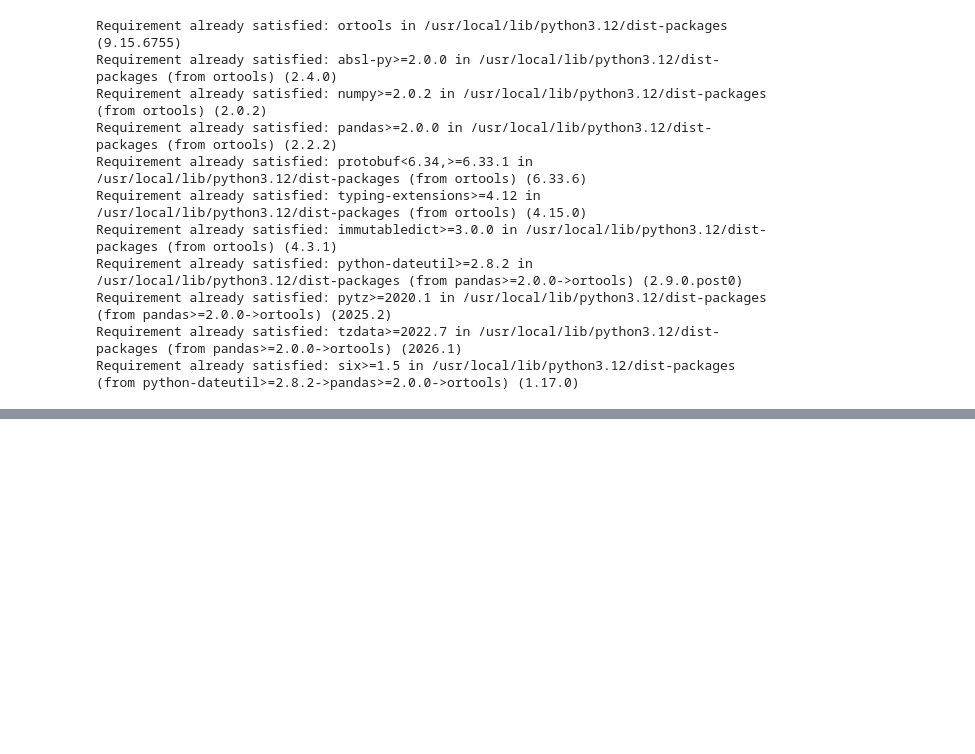
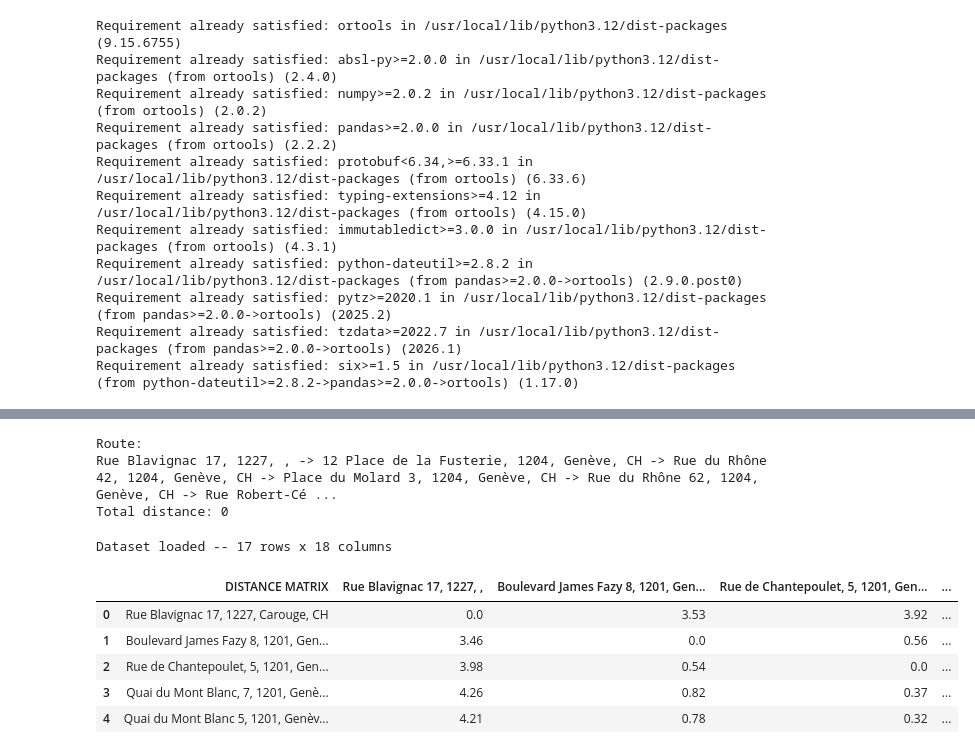
Before and after one commit to twillixa/SL, a Jupyter notebook: Main.ipynb, the cells around one changed output, grey strips where cells are left out. Cells and saved outputs as stored; diff of their text form; code cells hidden in the pictures; blank space fills up the shorter version.

```diff
--- a/Main.ipynb
+++ b/Main.ipynb
@@ -202,0 +225,80 @@ FileNotFoundError: [Errno 2] No such file or directory: 'distance_matrix_2.xlsx'
+# %%
+# ---------- Load distance matrix from Excel ----------
+file_path = "distance_matrix_3.xlsx"
+
+df = pd.read_excel("distance_matrix_3.xlsx", index_col=0)
+distance_matrix = df.to_numpy().tolist()
+locations = df.index.tolist()
+
+# ---------- Data model ----------
+data = {}
+data["distance_matrix"] = distance_matrix
+data["num_vehicles"] = 1
+data["depot"] = 0   # starting/ending node index
+
+# ---------- Routing model ----------
+manager = pywrapcp.RoutingIndexManager(
+    len(data["distance_matrix"]),
+    data["num_vehicles"],
+    data["depot"]
+)
+
+routing = pywrapcp.RoutingModel(manager)
+
+def distance_callback(from_index, to_index):
+    from_node = manager.IndexToNode(from_index)
+    to_node = manager.IndexToNode(to_index)
+    return int(data["distance_matrix"][from_node][to_node])
+
+transit_callback_index = routing.RegisterTransitCallback(distance_callback)
+routing.SetArcCostEvaluatorOfAllVehicles(transit_callback_index)
+
+# ---------- Search parameters ----------
+search_parameters = pywrapcp.DefaultRoutingSearchParameters()
+search_parameters.first_solution_strategy = (
+    routing_enums_pb2.FirstSolutionStrategy.PATH_CHEAPEST_ARC
+)
+search_parameters.local_search_metaheuristic = (
+    routing_enums_pb2.LocalSearchMetaheuristic.GUIDED_LOCAL_SEARCH
+)
+search_parameters.time_limit.seconds = 10
+
+# ---------- Solve ----------
+solution = routing.SolveWithParameters(search_parameters)
+
+# ---------- Print solution ----------
+if solution:
+    index = routing.Start(0)
+    route = []
+    route_distance = 0
+
+    while not routing.IsEnd(index):
+        node = manager.IndexToNode(index)
+        route.append(locations[node])
+        previous_index = index
+        index = solution.Value(routing.NextVar(index))
+        route_distance += routing.GetArcCostForVehicle(previous_index, index, 0)
+
+    route.append(locations[manager.IndexToNode(index)])
+
+    print("Route:")
+    print(" -> ".join(route))
+    print("Total distance:", route_distance)
+else:
+    print("No solution found.")
+# %% [output]
+Route:
+Rue Blavignac 17, 1227, , -> 12 Place de la Fusterie, 1204, Genève, CH -> Rue du Rhône 42, 1204, Genève, CH -> Place du Molard 3, 1204, Genève, CH -> Rue du Rhône 62, 1204, Genève, CH -> Rue Robert-Cé ...
+Total distance: 0
+# %%
+df = pd.read_excel("distance_matrix_4.xlsx")
+print(f"Dataset loaded -- {df.shape[0]:,} rows x {df.shape[1]} columns")
+df.head()
+# %% [output]
+Dataset loaded -- 17 rows x 18 columns
+|  | DISTANCE MATRIX | Rue Blavignac 17, 1227, , | Boulevard James Fazy 8, 1201, Gen... | Rue de Chantepoulet, 5, 1201, Gen... | ... |
+| 0 | Rue Blavignac 17, 1227, Carouge, CH | 0.0 | 3.53 | 3.92 | ... |
+| 1 | Boulevard James Fazy 8, 1201, Gen... | 3.46 | 0.0 | 0.56 | ... |
+| 2 | Rue de Chantepoulet, 5, 1201, Gen... | 3.98 | 0.54 | 0.0 | ... |
+| 3 | Quai du Mont Blanc, 7, 1201, Genè... | 4.26 | 0.82 | 0.37 | ... |
+| 4 | Quai du Mont Blanc 5, 1201, Genèv... | 4.21 | 0.78 | 0.32 | ... |
```
Also changed, not shown: parts of 7 cells of this notebook.
